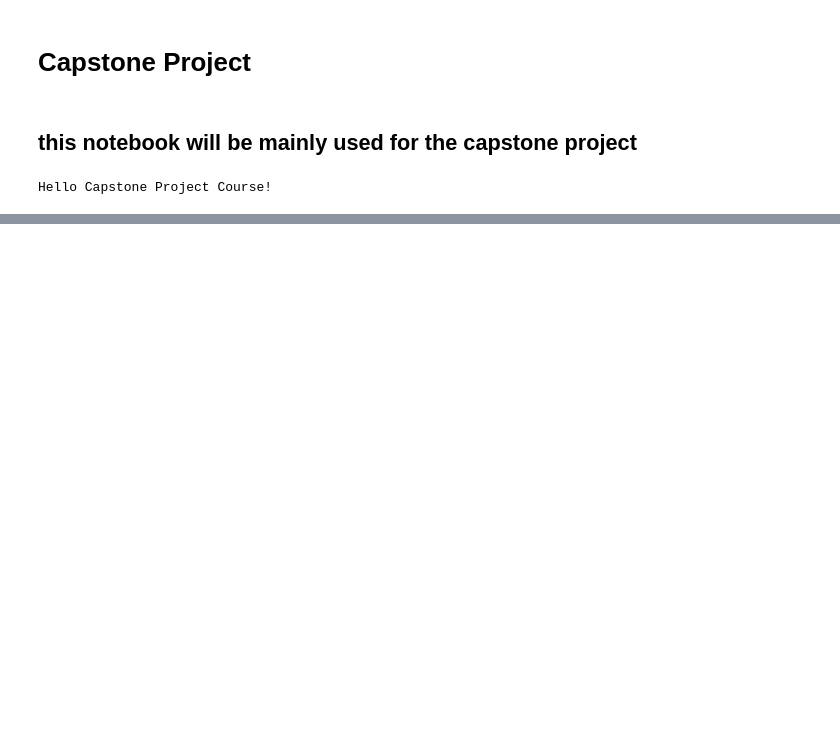
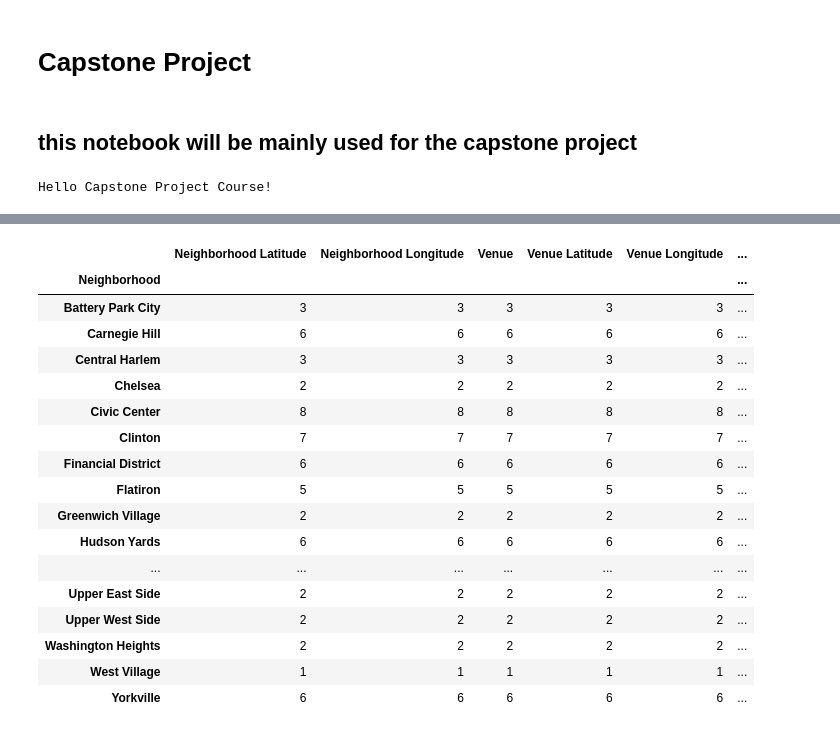
Before and after one commit to johgsin/Coursera_Capstone, a Jupyter notebook: Capstone_Notebook.ipynb, the cells around one changed output, grey strips where cells are left out. Saved outputs shown, nothing was run; the diff lists cells and outputs as text; code cells hidden in the pictures; blank space fills up the shorter version.

```diff
--- a/Capstone_Notebook.ipynb
+++ b/Capstone_Notebook.ipynb
@@ -18,0 +125,17 @@ Hello Capstone Project Course!
+# %%
+map_manhattan = folium.Map(location=[latitude, longitude], zoom_start=11)
+
+# add markers to map
+for lat, lng, label in zip(manhattan_data['Latitude'], manhattan_data['Longitude'], manhattan_data['Neighborhood']):
+    label = folium.Popup(label, parse_html=True)
+    folium.CircleMarker(
+        [lat, lng],
+        radius=5,
+        popup=label,
+        color='blue',
+        fill=True,
+        fill_color='#3186cc',
+        fill_opacity=0.7,
+        parse_html=False).add_to(map_manhattan)
+
+map_manhattan
@@ -18,0 +244,22 @@ Hello Capstone Project Course!
+# %%
+# Calculating the number of gyms that returned for each neighborhood
+manhattan_gyms.groupby('Neighborhood').count()
+# %% [output]
+|  | Neighborhood Latitude | Neighborhood Longitude | Venue | Venue Latitude | Venue Longitude | ... |
+| Neighborhood |  |  |  |  |  | ... |
+| Battery Park City | 3 | 3 | 3 | 3 | 3 | ... |
+| Carnegie Hill | 6 | 6 | 6 | 6 | 6 | ... |
+| Central Harlem | 3 | 3 | 3 | 3 | 3 | ... |
+| Chelsea | 2 | 2 | 2 | 2 | 2 | ... |
+| Civic Center | 8 | 8 | 8 | 8 | 8 | ... |
+| Clinton | 7 | 7 | 7 | 7 | 7 | ... |
+| Financial District | 6 | 6 | 6 | 6 | 6 | ... |
+| Flatiron | 5 | 5 | 5 | 5 | 5 | ... |
+| Greenwich Village | 2 | 2 | 2 | 2 | 2 | ... |
+| Hudson Yards | 6 | 6 | 6 | 6 | 6 | ... |
+| ... | ... | ... | ... | ... | ... | ... |
+| Upper East Side | 2 | 2 | 2 | 2 | 2 | ... |
+| Upper West Side | 2 | 2 | 2 | 2 | 2 | ... |
+| Washington Heights | 2 | 2 | 2 | 2 | 2 | ... |
+| West Village | 1 | 1 | 1 | 1 | 1 | ... |
+| Yorkville | 6 | 6 | 6 | 6 | 6 | ... |
```
Also changed, not shown: parts of 35 cells of this notebook.
